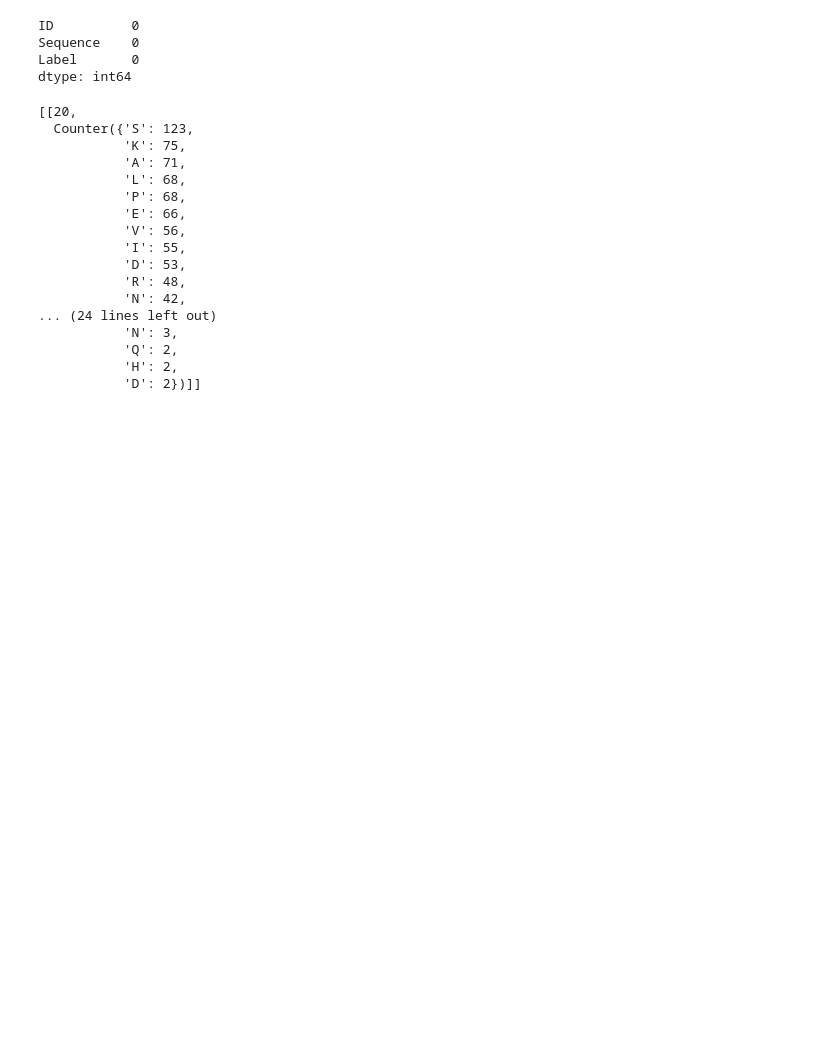
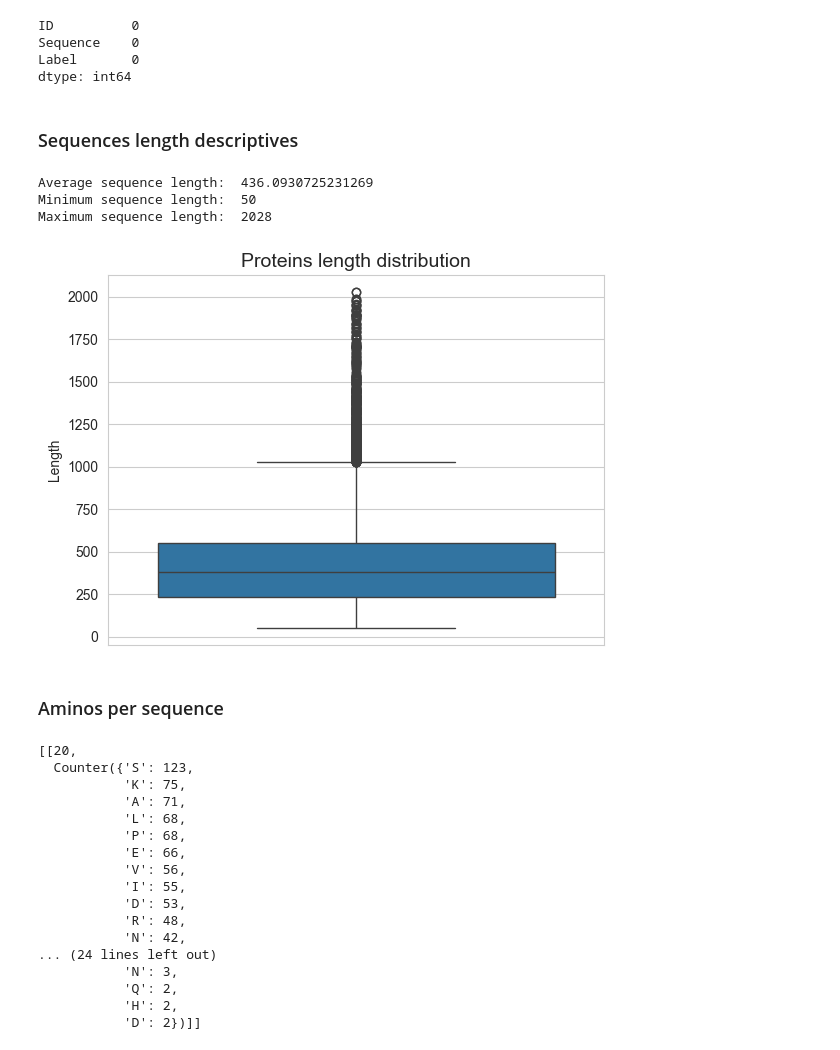
Before and after one commit to konstantinosmpouros/Bioinforming_the_youth_Hackathon, a Jupyter notebook: Molecular analysis - EDA.ipynb, the cells around one changed output. Drawn from its saved outputs; the diff is of its cells as text; code cells hidden in the pictures; blank space fills up the shorter version.

```diff
--- a/Molecular analysis - EDA.ipynb
+++ b/Molecular analysis - EDA.ipynb
@@ -68,6 +75,26 @@ ID          0
 Sequence    0
 Label       0
 dtype: int64
+# %% [markdown]
+### Sequences length descriptives
+# %%
+print('Average sequence length: ', molecules['Sequence'].str.len().mean())
+print('Minimum sequence length: ',molecules['Sequence'].str.len().min())
+print('Maximum sequence length: ',molecules['Sequence'].str.len().max())
+# %% [output]
+Average sequence length:  436.0930725231269
+Minimum sequence length:  50
+Maximum sequence length:  2028
+# %%
+sns.boxplot(molecules['Sequence'].str.len())
+plt.title('Proteins length distribution', fontsize=14)
+plt.ylabel('Length')
+plt.savefig('Figures/Protein_length_distribution.png')
+plt.show()
+# %% [output]
+[figure, added]
+# %% [markdown]
+### Aminos per sequence
 # %%
 aminos = []
 for sequence in molecules.Sequence:
```
Also changed, not shown: parts of 10 cells of this notebook, 6 other files.
